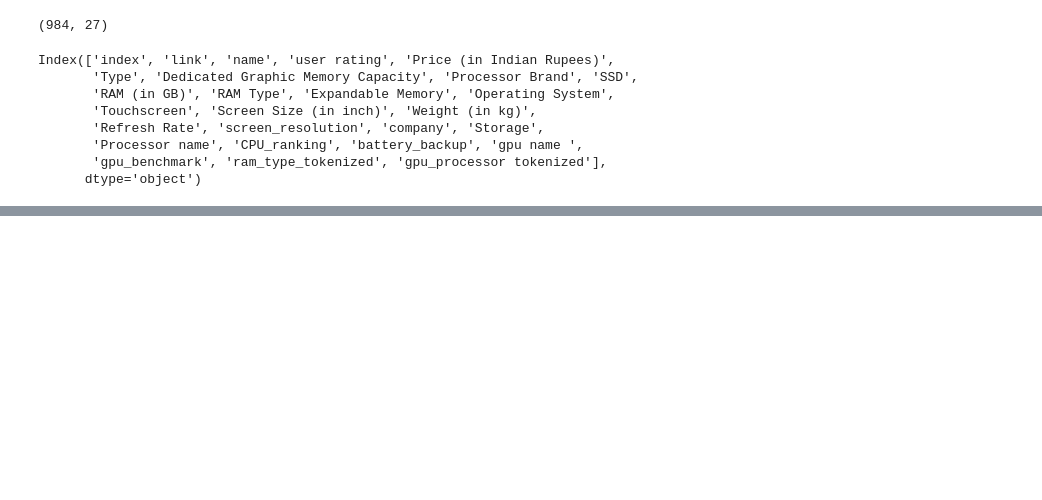
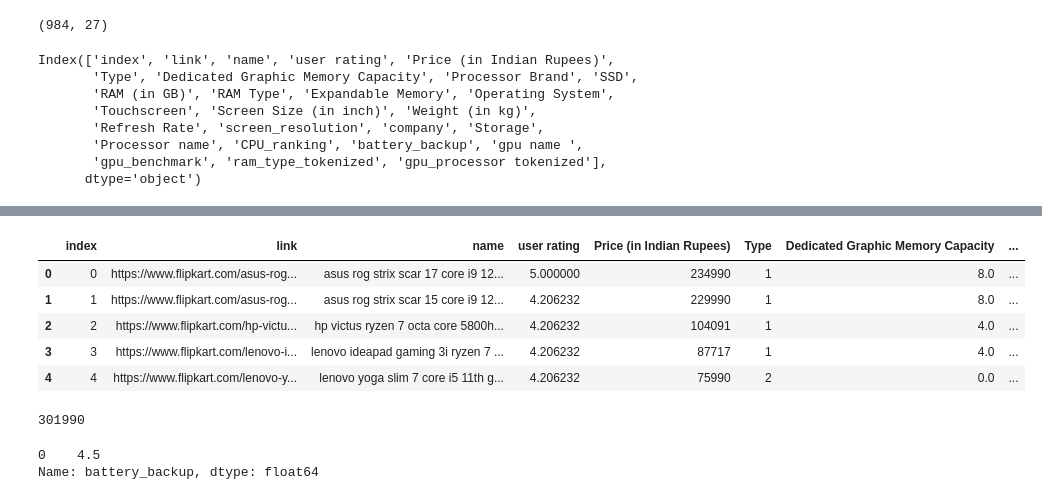
Before and after one commit to ManishG04/LaptopGPT, a Jupyter notebook: data/dataClean.ipynb, the cells around one changed output, grey strips where cells are left out. Cells and saved outputs as stored; diff of their text form; code cells hidden in the pictures; blank space fills up the shorter version.

```diff
--- a/data/dataClean.ipynb
+++ b/data/dataClean.ipynb
@@ -27,0 +226,22 @@ Index(['index', 'link', 'name', 'user rating', 'Price (in Indian Rupees)',
+# %%
+# df.drop(columns=['link','Refresh Rate'], inplace=True)
+df.drop(columns=['Refresh Rate'], inplace=True)
+df['Storage'] = df['Storage'].replace(to_replace=1000,value=1024)
+df['Storage'] = df['Storage'].replace(to_replace=2000,value=2048)
+df.head()
+# %% [output]
+|  | index | link | name | user rating | Price (in Indian Rupees) | Type | Dedicated Graphic Memory Capacity | ... |
+| 0 | 0 | https://www.flipkart.com/asus-rog... | asus rog strix scar 17 core i9 12... | 5.000000 | 234990 | 1 | 8.0 | ... |
+| 1 | 1 | https://www.flipkart.com/asus-rog... | asus rog strix scar 15 core i9 12... | 4.206232 | 229990 | 1 | 8.0 | ... |
+| 2 | 2 | https://www.flipkart.com/hp-victu... | hp victus ryzen 7 octa core 5800h... | 4.206232 | 104091 | 1 | 4.0 | ... |
+| 3 | 3 | https://www.flipkart.com/lenovo-i... | lenovo ideapad gaming 3i ryzen 7 ... | 4.206232 | 87717 | 1 | 4.0 | ... |
+| 4 | 4 | https://www.flipkart.com/lenovo-y... | lenovo yoga slim 7 core i5 11th g... | 4.206232 | 75990 | 2 | 0.0 | ... |
+# %%
+df['Price (in Indian Rupees)'].max()
+# %% [output]
+301990
+# %%
+df['battery_backup'].mode()
+# %% [output]
+0    4.5
+Name: battery_backup, dtype: float64
```
Also changed, not shown: parts of 41 cells of this notebook, 8 other files.
